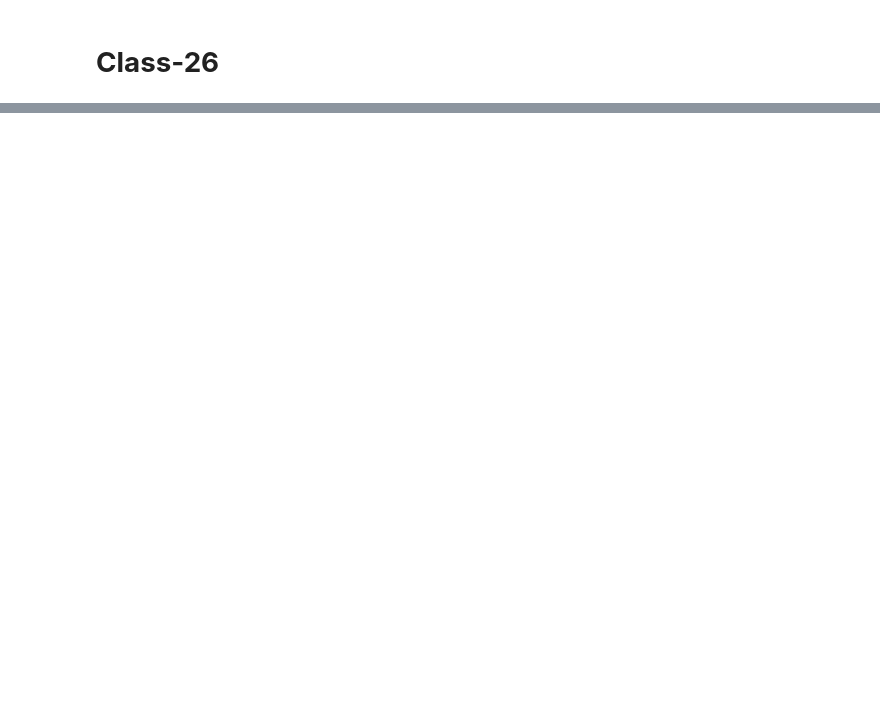
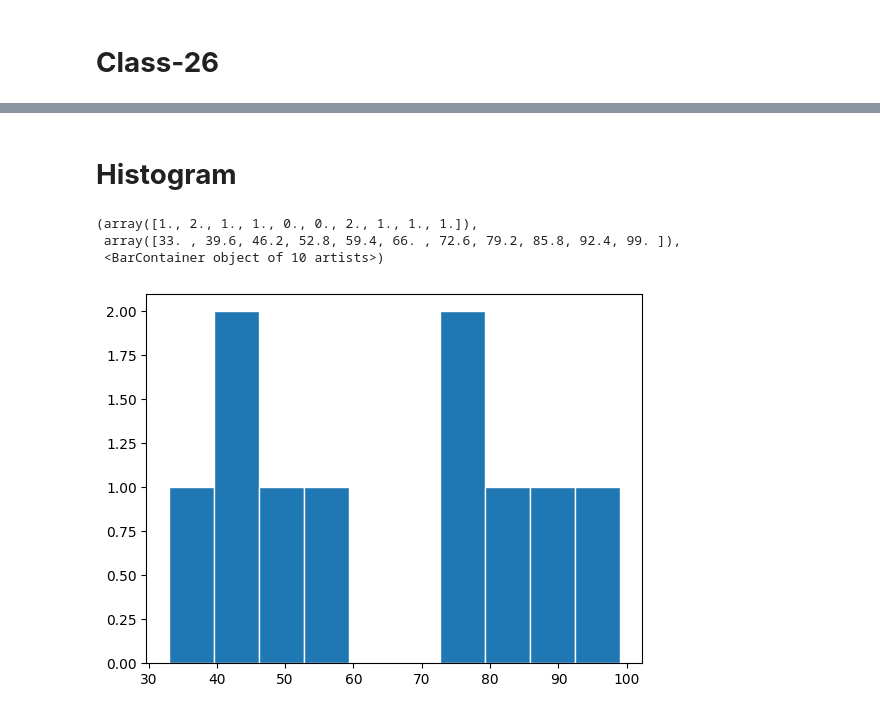
Before and after one commit to AbirHasanRawvy/Data-Analyst-BasicToAdvance, a Jupyter notebook: Paython/Class_26_Visualization.ipynb, the cells around one changed output, grey strips where cells are left out. Drawn from its saved outputs; the diff is of its cells as text; code cells hidden in the pictures; blank space fills up the shorter version.

```diff
--- a/Paython/Class_26_Visualization.ipynb
+++ b/Paython/Class_26_Visualization.ipynb
@@ -12,0 +29,11 @@ plt.show()
+# %% [markdown]
+# **Histogram**
+# %%
+marks = [90, 85, 49, 77, 45, 99, 33, 43, 79, 55]
+
+plt.hist( marks, bins=10, edgecolor='white')
+# %% [output]
+(array([1., 2., 1., 1., 0., 0., 2., 1., 1., 1.]),
+ array([33. , 39.6, 46.2, 52.8, 59.4, 66. , 72.6, 79.2, 85.8, 92.4, 99. ]),
+ <BarContainer object of 10 artists>)
+[figure, added]
```
Also changed, not shown: parts of 3 cells of this notebook.
